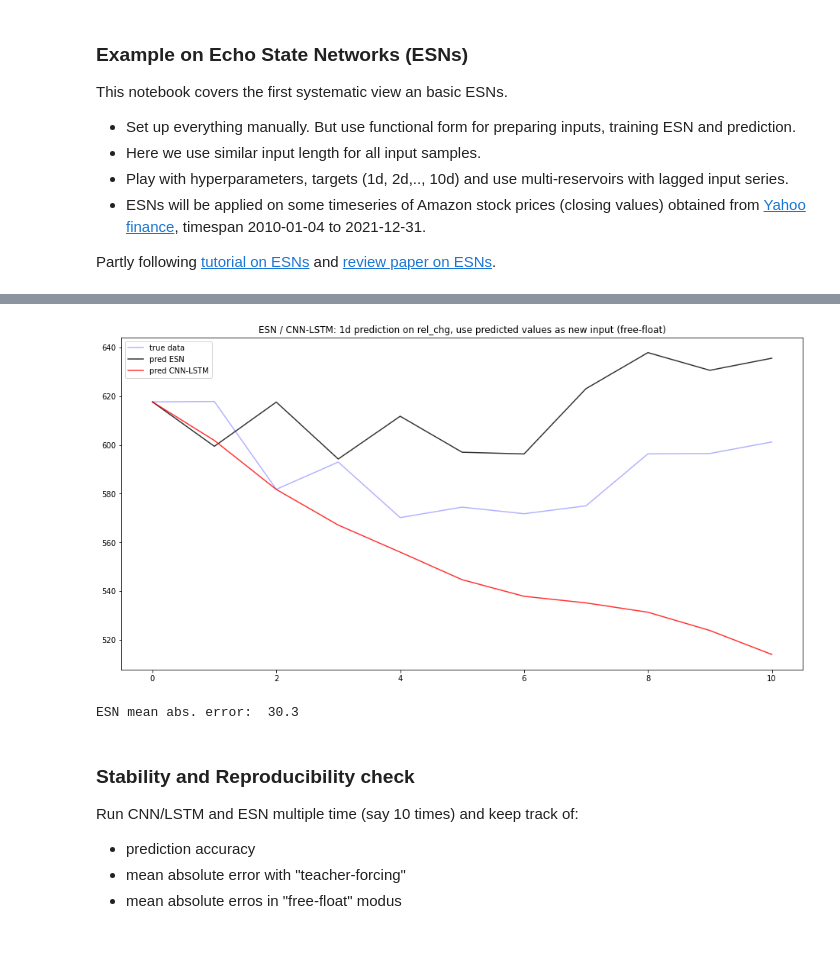
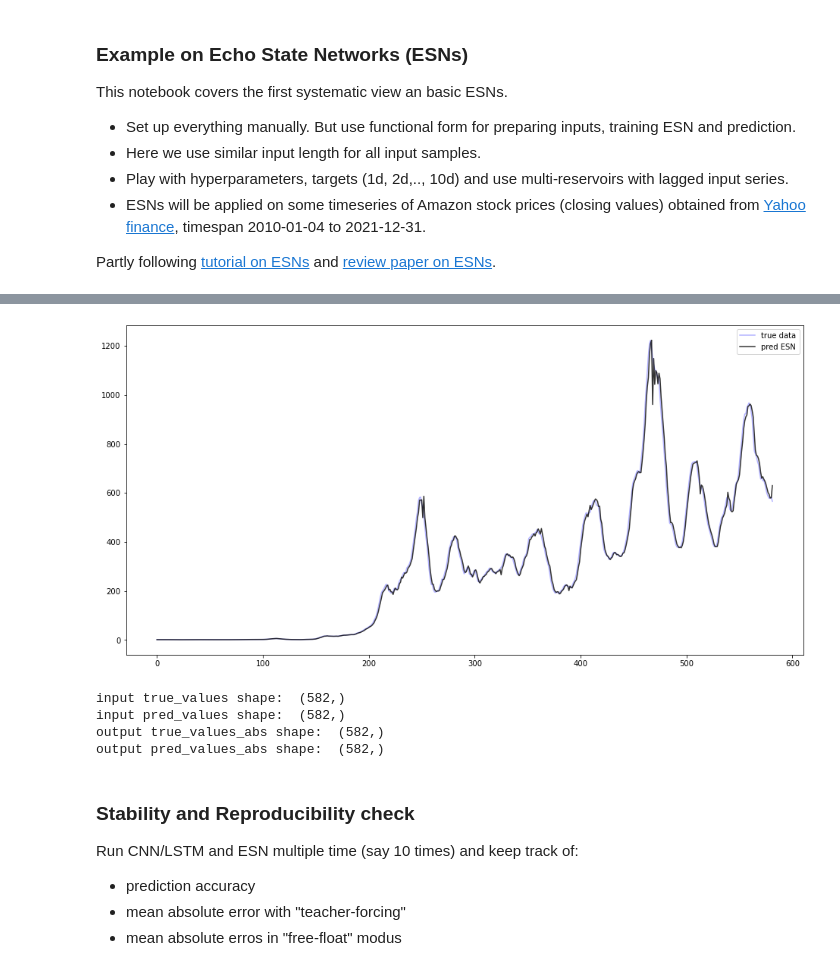
Before and after one commit to MarcoLandtHayen/EchoStateNetworks, a Jupyter notebook: notebooks/ESN_exp01.ipynb, the cells around one changed output, grey strips where cells are left out. Drawn from its saved outputs; the diff is of its cells as text; code cells hidden in the pictures; blank space fills up the shorter version.

Commit message:
first attempt with base ESN on Amazon stock prices: Single ESN, manually played with parameters

```diff
--- a/notebooks/ESN_exp01.ipynb
+++ b/notebooks/ESN_exp01.ipynb
@@ -304,7 +362,8 @@ def predESN(W_in, W_res, W_out, val_input, val_target, activation='tanh', scaled
 # %%
-data_temp = np.array(range(100)) + 1
-
-train_input, val_input, train_target, val_target, train_min, train_max = split_data(data_temp, 10, 1,
+# create rel. change inputs and targets from absolute data
+train_input, val_input, train_target, val_target, train_min, train_max = split_data(data_abs,
+                                                                                    input_length = 100,
+                                                                                    target_length = 10,
                                                                                     time_lag=0,
                                                                                     train_val_split=0.8,
                                                                                     binary_YN=False,
@@ -319,7 +378,13 @@ val_target shape:  (18,)
 train_min:  0
 train_max:  0
 # %%
-W_in, W_res, W_out = trainESN(train_input, train_target, 100, sparsity=0.2,
-                              spectral_rad=1.2, w_in_lim=1.0,
-                              activation='tanh', verbose=True)
+# Train base ESN.
+# Note: Third dimension in train_input shape is for time_lag. Have only one slice here.
+W_in, W_res, W_out = trainESN(train_input[:,:,0], train_target,
+                              n_res=100,
+                              sparsity=0.2,
+                              spectral_rad=1.2,
+                              w_in_lim=1.0,
+                              activation='tanh',
+                              verbose=True)
 # %% [output]
@@ -333,4 +398,9 @@ W_res sparsity:  0.201
 # %%
-val_target, val_pred, accuracy, mae = predESN(W_in, W_res, W_out, val_input, val_target, activation='tanh',
-                                              scaled_YN=False, train_min=0.0, train_max=0.0, verbose=True)
+# Get prediction on validation data and evaluation metrics
+val_target, val_pred, accuracy, mae = predESN(W_in, W_res, W_out, val_input[:,:,0], val_target,
+                                              activation='tanh',
+                                              scaled_YN=False,
+                                              train_min=0.0,
+                                              train_max=0.0,
+                                              verbose=True)
 # %% [output]
@@ -403,12 +415,0 @@ targets shape:  (1784,)
-# %%
-# split data into train and validation set
-train_input = data_rel_chg_split[:1500]
-val_input = data_rel_chg_split[1500:]
-train_target = target_rel_chg[:1500]
-val_target = target_rel_chg[1500:]
-
-# check dimensions
-print("train_input: ", np.shape(train_input))
-print("val_input: ", np.shape(val_input))
-print("train_target: ", np.shape(train_target))
-print("val_target: ", np.shape(val_target))
@@ -1109,20 +416,13 @@ Y_pred_free_abs:  (10,)
-# %%
-# Fidelity check: Plot first n_steps of validation data, true vs. predicted absolute values.
-# Note: Length (n_steps +1), since we want to show "last abs. input" as basis,
-# in addition to predicted abs. values.
-plt.figure(figsize=(16,8))
-plt.plot(range(n_steps+1),np.insert(val_true_abs, 0, last_train_input_abs),'b',label="true data", alpha=0.3)
-plt.plot(range(n_steps+1),np.insert(Y_pred_free_abs, 0, last_train_input_abs),'k',  alpha=0.8, label='pred ESN')
-plt.plot(range(n_steps+1),np.insert(val_pred_free_abs, 0, last_train_input_abs),'r',  alpha=0.8, label='pred CNN-LSTM')
-plt.title("ESN / CNN-LSTM: 1d prediction on rel_chg, use predicted values as new input (free-float)")
-plt.legend()
-plt.show()
-
-# get MAE from abs. values
-print("ESN mean abs. error: ", np.round(sum(np.abs(val_true_abs - Y_pred_free_abs)) / n_steps, 1))
-# %% [output]
-[figure, removed]
-ESN mean abs. error:  30.3
+# %%
+# Re-convert relative change values back to absolute values and plot validation target vs. prediction.
+# Note: Use one-step prediction here with "teacher-forcing".
+val_target_abs, val_pred_abs = rel_to_abs(val_target, val_pred, verbose=True)
+# %% [output]
+[figure, added]
+input true_values shape:  (582,)
+input pred_values shape:  (582,)
+output true_values_abs shape:  (582,)
+output pred_values_abs shape:  (582,)
 # %% [markdown]
 ### Stability and Reproducibility check
 
```
Also changed, not shown: parts of 36 cells of this notebook.
